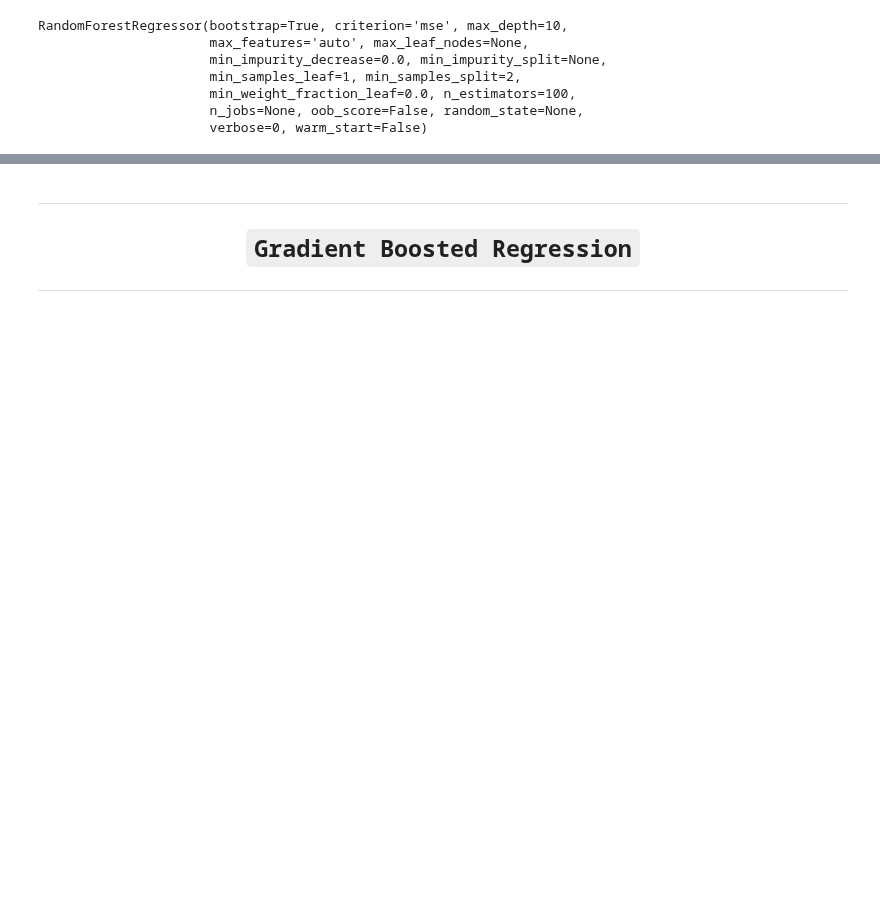
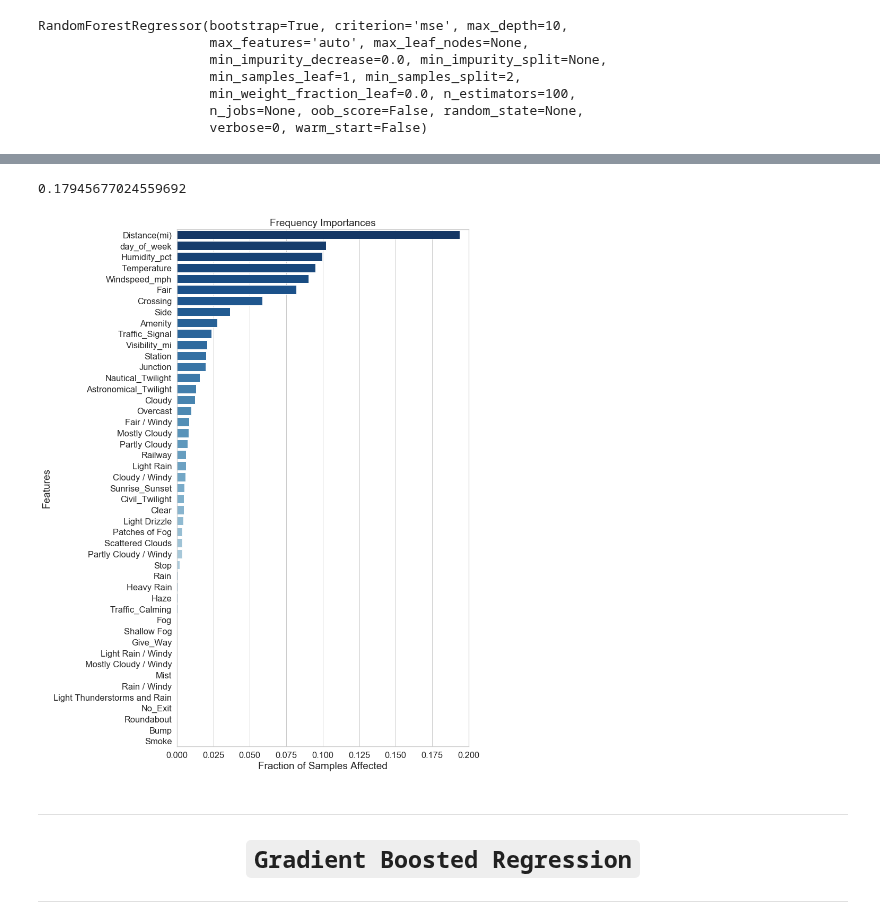
Before and after one commit to mpayumo/accident-severity-us, a Jupyter notebook: accidents-8-san-francisco.ipynb, the cells around one changed output, grey strips where cells are left out. Saved outputs shown, nothing was run; the diff lists cells and outputs as text; code cells hidden in the pictures; blank space fills up the shorter version.

```diff
--- a/accidents-8-san-francisco.ipynb
+++ b/accidents-8-san-francisco.ipynb
@@ -277,3 +310,7 @@ GridSearchCV(cv='warn', error_score='raise-deprecating',
                           'n_estimators': [10, 30, 100]}],
              pre_dispatch='2*n_jobs', refit=True, return_train_score=False,
              scoring=None, verbose=0)
+# %%
+# For feature importances
+RF_best_feat = grid_feat.best_estimator_
+RF_best_feat
@@ -332,0 +373,33 @@ array([3, 3, 2, ..., 2, 2, 2])
+# %%
+RF_best_feat.score(Xf_test, yf_test)
+# %% [output]
+0.17945677024559692
+# %%
+feat_scores = pd.DataFrame({'Fraction of Samples Affected': RF_best_feat.feature_importances_},
+                           index=X_features.columns)
+# %%
+feat = feat_scores.reset_index()
+# %%
+feat.sort_values(by='Fraction of Samples Affected', ascending=False, inplace=True)
+# %%
+sns.set(style='whitegrid',
+       font_scale=1.5)
+
+fig, ax = plt.subplots(figsize=(12,15))
+
+ax = sns.barplot(x='Fraction of Samples Affected',
+           y='index',
+           data=feat,
+           label='Feature Importances',
+           palette='Blues_r')
+ax.set_title('Frequency Importances',
+            fontsize=19)
+ax.set_xlim(0.000,0.2000)
+plt.xlabel('Fraction of Samples Affected',
+          fontsize=19)
+plt.ylabel('Features',
+          fontsize=19)
+plt.tight_layout()
+plt.savefig('img/featureimp.jpg')
+# %% [output]
+[figure, added]
```
Also changed, not shown: parts of 16 cells of this notebook, 1 other file.
